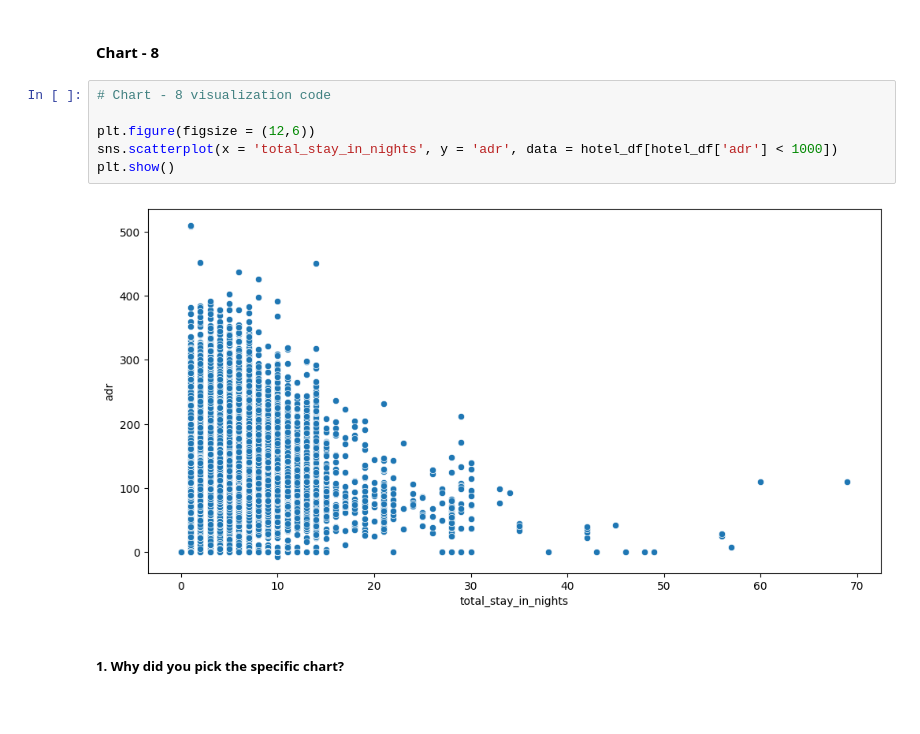
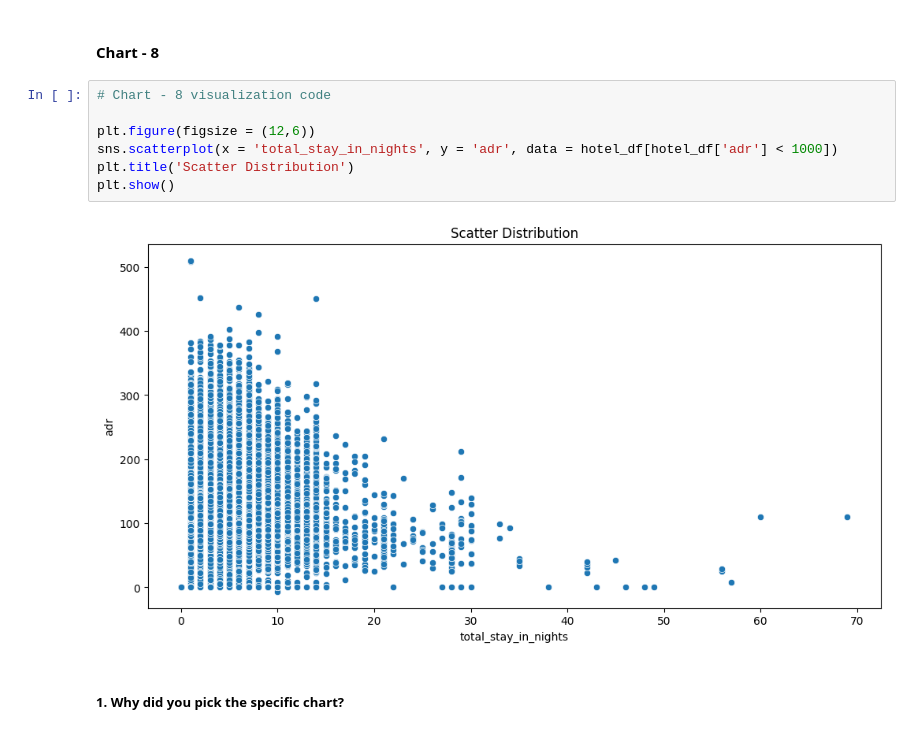
Before and after one commit to shubham19nijwala/EDA-Hotel_Booking, a Jupyter notebook: EDA_on_Hotel_Booking.ipynb, the cells around one changed output. Drawn from its saved outputs; the diff is of its cells as text.

```diff
--- a/EDA_on_Hotel_Booking.ipynb
+++ b/EDA_on_Hotel_Booking.ipynb
@@ -678,11 +678,12 @@ Are there any insights that lead to negative growth? Justify with specific reaso
 # %%
 # Chart - 8 visualization code
 
 plt.figure(figsize = (12,6))
 sns.scatterplot(x = 'total_stay_in_nights', y = 'adr', data = hotel_df[hotel_df['adr'] < 1000])
+plt.title('Scatter Distribution')
 plt.show()
 # %% [output]
-[figure, old version]
+[figure, new version]
 # %% [markdown]
 ##### 1. Why did you pick the specific chart?
 # %% [markdown]
```
Also changed, not shown: parts of 25 cells of this notebook.
